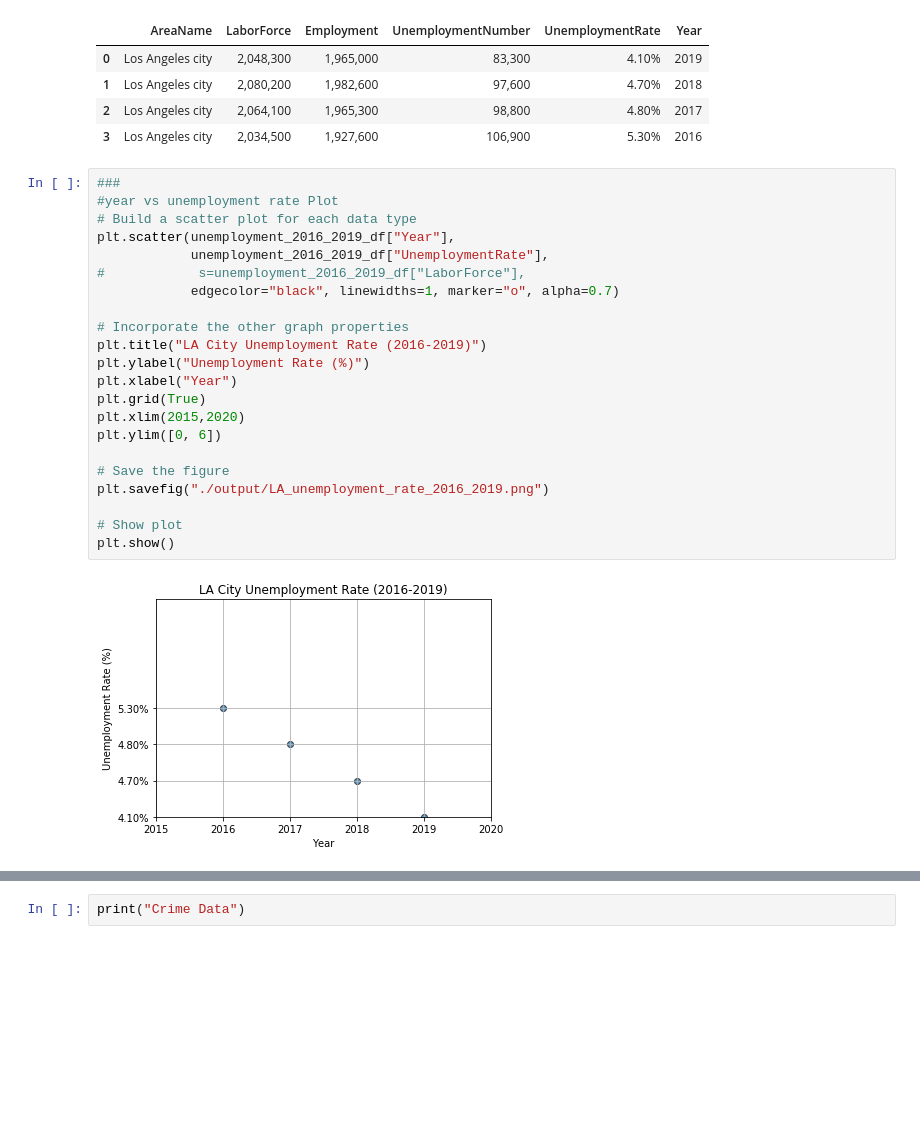
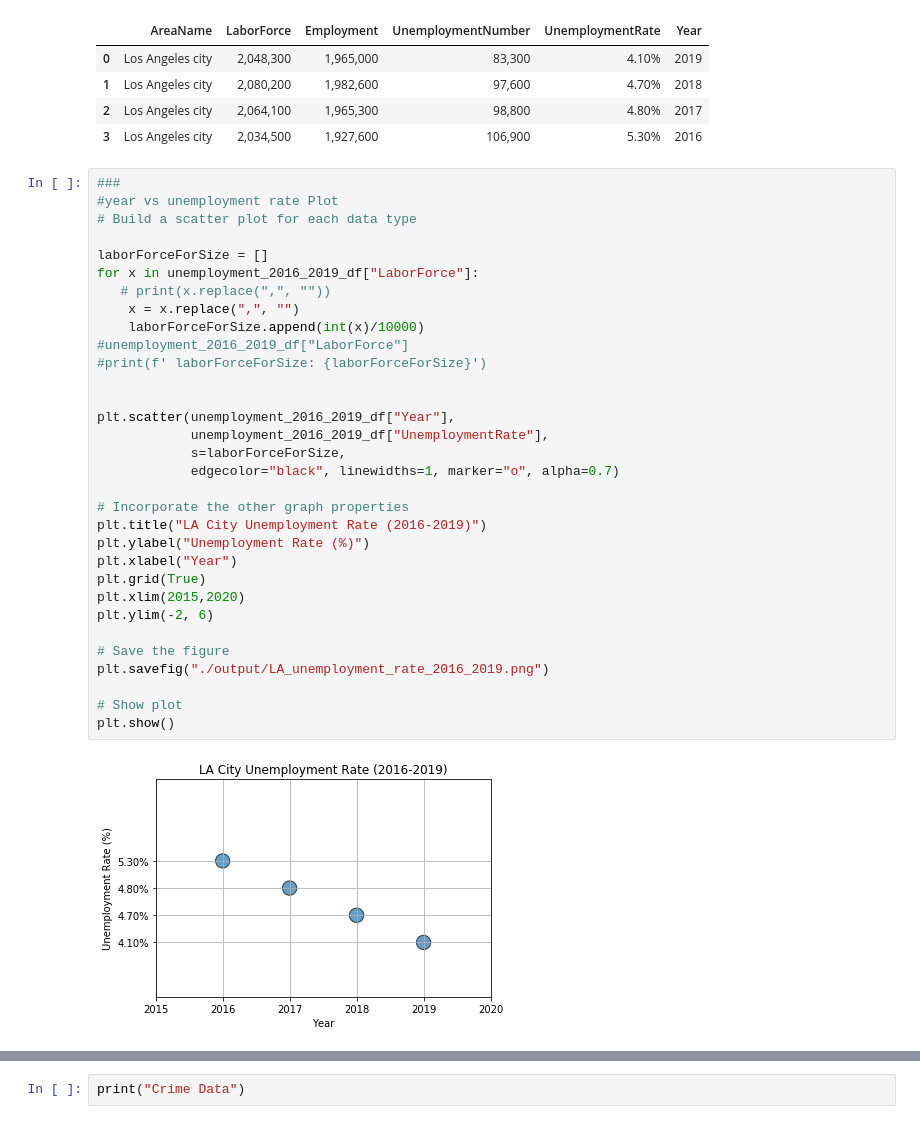
Before and after one commit to lisatian8/python-project1-challenge, a Jupyter notebook: UnemploymentRatePy.ipynb, the cells around one changed output, grey strips where cells are left out. Saved outputs shown, nothing was run; the diff lists cells and outputs as text; blank space fills up the shorter version.

```diff
--- a/UnemploymentRatePy.ipynb
+++ b/UnemploymentRatePy.ipynb
@@ -190,24 +190,34 @@ unemployment_2016_2019_df
 # %%
 ###
 #year vs unemployment rate Plot
 # Build a scatter plot for each data type
+
+laborForceForSize = []
+for x in unemployment_2016_2019_df["LaborForce"]:
+   # print(x.replace(",", ""))
+    x = x.replace(",", "")
+    laborForceForSize.append(int(x)/10000)
+#unemployment_2016_2019_df["LaborForce"]
+#print(f' laborForceForSize: {laborForceForSize}')
+
+
 plt.scatter(unemployment_2016_2019_df["Year"],
             unemployment_2016_2019_df["UnemploymentRate"],
-#            s=unemployment_2016_2019_df["LaborForce"],
+            s=laborForceForSize,
             edgecolor="black", linewidths=1, marker="o", alpha=0.7)
 
 # Incorporate the other graph properties
 plt.title("LA City Unemployment Rate (2016-2019)")
 plt.ylabel("Unemployment Rate (%)")
 plt.xlabel("Year")
 plt.grid(True)
 plt.xlim(2015,2020)
-plt.ylim([0, 6])
+plt.ylim(-2, 6)
 
 # Save the figure
 plt.savefig("./output/LA_unemployment_rate_2016_2019.png")
 
 # Show plot
 plt.show()
 # %% [output]
-[figure, old version]
+[figure, new version]
```
Also changed, not shown: parts of 18 cells of this notebook.
